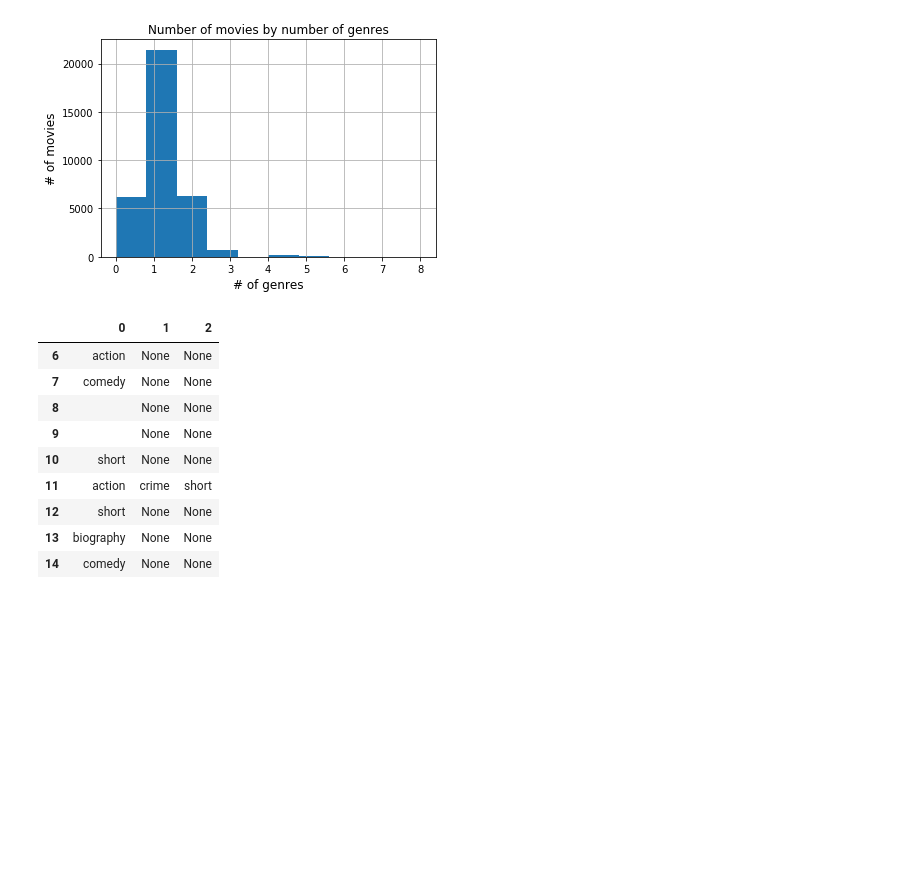
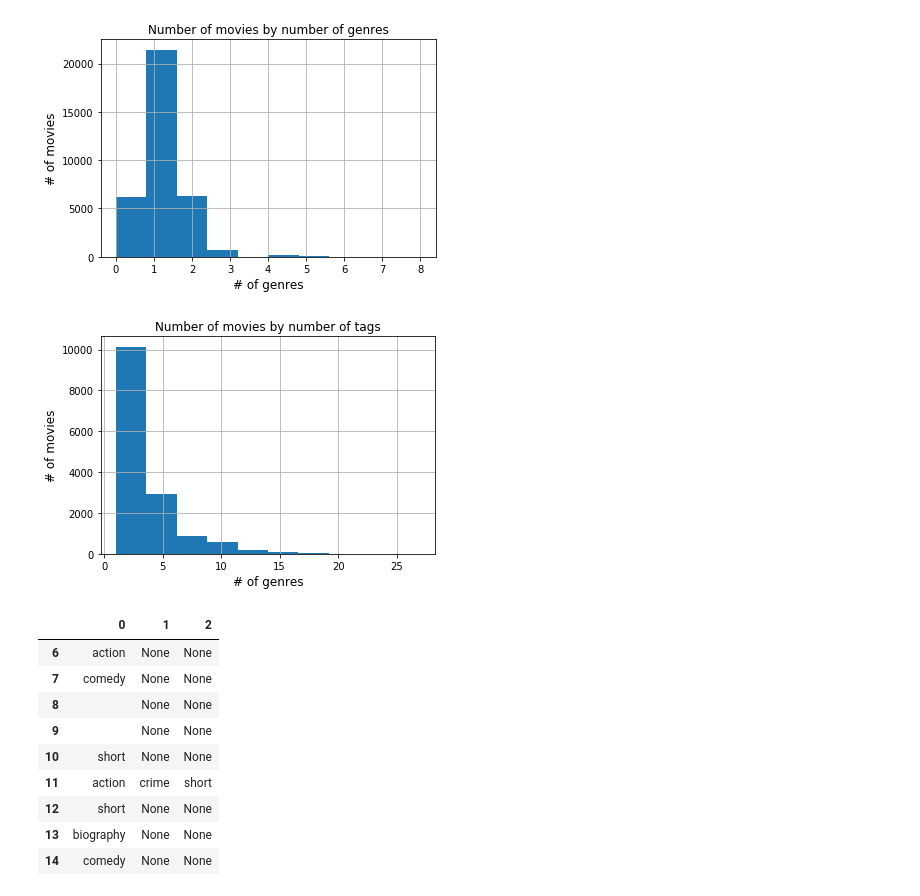
Before and after one commit to AlbertNegura/CATS, a Jupyter notebook: CATS-Main.ipynb, the cells around one changed output. Saved outputs shown, nothing was run; the diff lists cells and outputs as text; code cells hidden in the pictures; blank space fills up the shorter version.

```diff
--- a/CATS-Main.ipynb
+++ b/CATS-Main.ipynb
@@ -750,5 +859,7 @@ plt.show()
 # %%
 mainGenres=np.array(genres[genres['CumulativeFrequency']<=.9999]['Genre'])
+# %%
+df1mainGenres=np.array(df1genres[df1genres['CumulativeFrequency']<=.9999]['tags'])
 # %%
 arr1=np.array(['adult', 'romance', 'drama','and'])
 arr1[np.in1d(arr1,mainGenres)] # genres not in the mainGenres array will be deleted
@@ -772,5 +898,7 @@ Name: GenreSplit, dtype: object
 # %%
 movies['GenreSplitMain'] = movies['GenreSplit'].apply(lambda x: x[np.in1d(x,mainGenres)])
+# %%
+df1['GenreSplitMain'] = df1['GenreSplit'].apply(lambda x: x[np.in1d(x,df1mainGenres)])
 # %%
 movies[['GenreSplitMain','GenreSplit','Genre']][200:220]
 # %% [output]
@@ -821,6 +974,8 @@ list(movies['Plot'][10:12])
  'The film features a train traveling through the Rockies and a hold up created by two thugs placing logs on the line. They systematically rob the wealthy occupants at gunpoint and then make their get ...
 # %%
 movies['PlotClean'] = movies['Plot'].apply(clean_text)
+# %%
+df1['PlotClean'] = df1['plot_synopsis'].apply(clean_text)
 # %%
 movies[['Plot','PlotClean','GenreSplitMain']][6:12]
 # %% [output]
@@ -847,5 +1011,7 @@ Name: GenreSplitMain, dtype: int64
 # %%
 movies['MainGenresCount'] = movies['GenreSplitMain'].apply(len)
+# %%
+df1['MainGenresCount'] = df1['GenreSplitMain'].apply(len)
 # %%
 movies['MainGenresCount'].hist()
 
@@ -855,6 +1021,15 @@ plt.xlabel('# of genres', fontsize=12)
 plt.show()
 # %% [output]
 [figure]
+# %%
+df1['MainGenresCount'].hist()
+
+plt.title("Number of movies by number of tags")
+plt.ylabel('# of movies', fontsize=12)
+plt.xlabel('# of genres', fontsize=12)
+plt.show()
+# %% [output]
+[figure, added]
 # %%
 # Initialize a CountVectorizer object: count_vectorizer
 count_vec = CountVectorizer(stop_words="english", analyzer='word',
```
Also changed, not shown: parts of 30 cells of this notebook.
